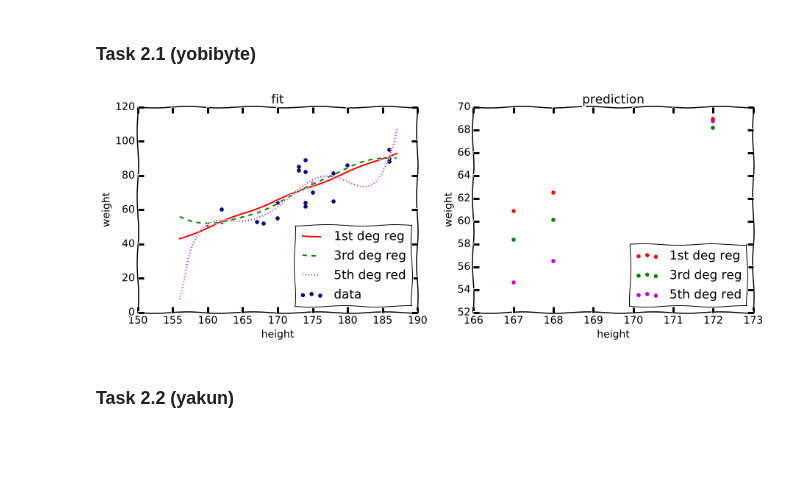
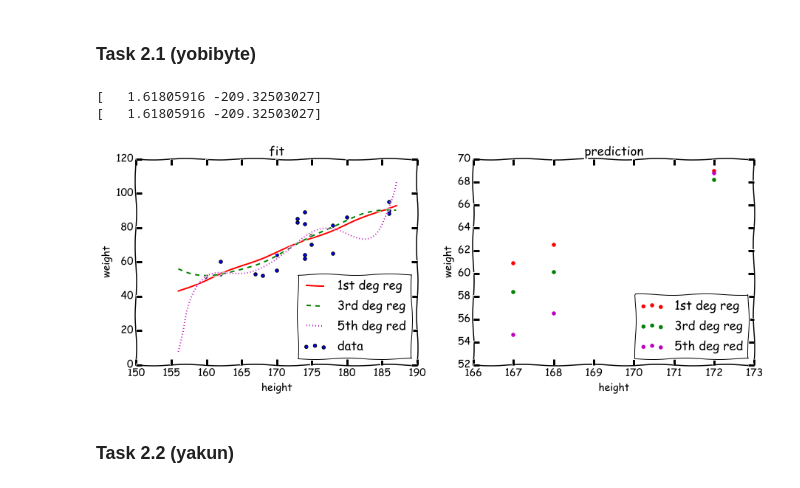
Before and after one commit to liyakun/Pattern-Recognition, a Jupyter notebook: SecondProject/src2.ipynb, the cells around one changed output. Saved outputs shown, nothing was run; the diff lists cells and outputs as text; code cells hidden in the pictures; blank space fills up the shorter version.

```diff
--- a/SecondProject/src2.ipynb
+++ b/SecondProject/src2.ipynb
@@ -25,6 +25,15 @@ WARNING: pylab import has clobbered these variables: ['random']
 #plotting functions here
 # %% [markdown]
 ### Task 2.1 (yobibyte)
+# %%
+def custom_fit(x, y, deg):
+    res_x = np.ones(len(x))
+    for i in range(1, deg+1):
+        res_x = np.vstack((res_x, x**deg))
+    x_tr = res_x
+    x_ntr = np.transpose(res_x)
+    #return np.dot(np.linalg.pinv(x_ntr),y) #TODO need to fix this line and use it instead of lib
+    return np.polyfit(x,y,deg)
 # %%
 dt = np.dtype([('w', np.float), ('h', np.float), ('g', 'S1')])
 data = np.loadtxt('resources/whData.dat', dtype=dt, comments='#', delimiter=None)
@@ -39,37 +48,42 @@ ws_t = ws[np.where(ws < 0)]
 
 hs = np.delete(hs, np.where(ws < 0), None)
 gs = np.delete(gs, np.where(ws < 0), None)
 ws = np.delete(ws, np.where(ws < 0), None)
 
-p = np.poly1d(polyfit(hs,ws,1))
-p3 = np.poly1d(polyfit(hs,ws,3))
-p5 = np.poly1d(polyfit(hs,ws,5))
+print(custom_fit(hs,ws,1))
+print(np.polyfit(hs,ws,1))
+
+p = np.poly1d(custom_fit(hs,ws,1))
+p3 = np.poly1d(custom_fit(hs,ws,3))
+p5 = np.poly1d(custom_fit(hs,ws,5))
 xp = np.linspace(156, 187, 100)
 
 colors = ['r'if el=='f' else 'b' for el in gs]
 
 fig,axes = subplots(ncols=2, figsize=(15,5))
 ax = axes[0]
 ax2 = axes[1]
 
 ax.set_title('fit')
 ax.set_xlabel('height')
 ax.set_ylabel('weight')
 ax.scatter(hs, ws, label='data')
 ax.plot(xp, p(xp), '-', label='1st deg reg', color='r')
 ax.plot(xp, p3(xp), '--', label='3rd deg reg',color='g')
 ax.plot(xp, p5(xp), ':', label='5th deg red',color='m')
 legend = ax.legend(loc='lower right')
 
 ax2.set_ylabel('weight')
 ax2.set_xlabel('height')
 ax2.set_title('prediction')
 ax2.scatter(hs_t, p(hs_t), label='1st deg reg', color='r')
 ax2.scatter(hs_t, p3(hs_t), label='3rd deg reg',color='g')
 ax2.scatter(hs_t, p5(hs_t), label='5th deg red',color='m')
 legend = ax2.legend(loc='lower right')
 # %% [output]
+[   1.61805916 -209.32503027]
+[   1.61805916 -209.32503027]
-[figure, old version]
+[figure, new version]
 # %% [markdown]
 ### Task 2.2 (yakun)
 # %%
```
Also changed, not shown: parts of 3 cells of this notebook.
